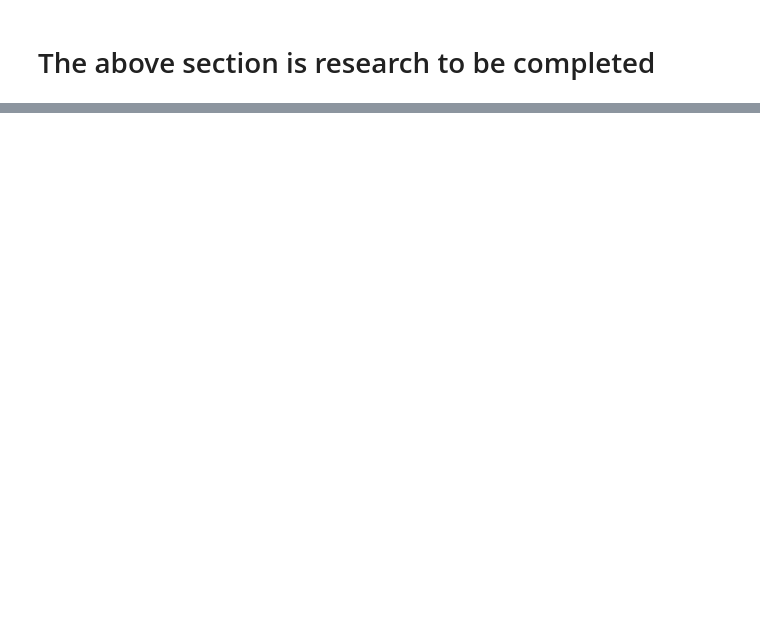
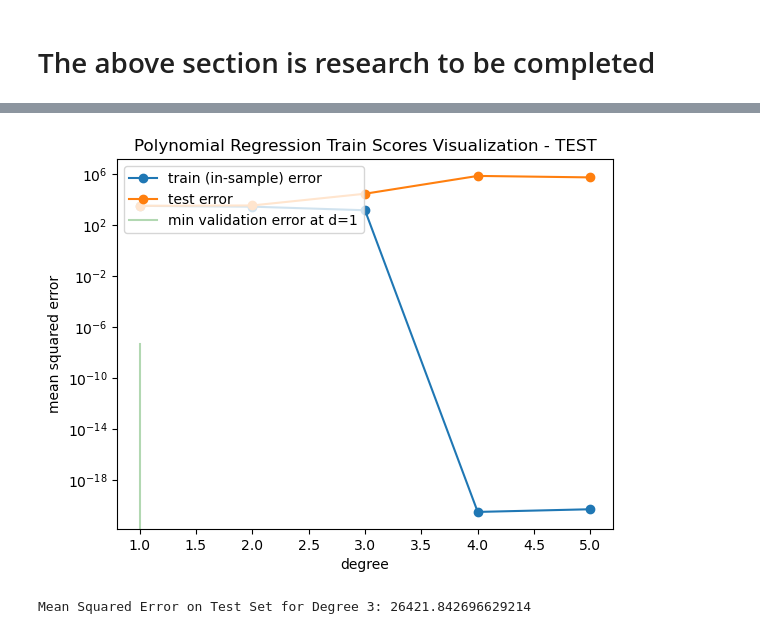
Before and after one commit to keithmmc/machinelearning, a Jupyter notebook: week2/lab.ipynb, the cells around one changed output, grey strips where cells are left out. Cells and saved outputs as stored; diff of their text form; code cells hidden in the pictures; blank space fills up the shorter version.

```diff
--- a/week2/lab.ipynb
+++ b/week2/lab.ipynb
@@ -478,0 +449,26 @@ X_test_poly = PolynomialFeatures(2).fit_transform(X_test)
+# %%
+error_train=np.empty(len(degrees))
+error_test=np.empty(len(degrees))
+score_train=np.empty(len(degrees))
+score_test=np.empty(len(degrees))
+#for each degree, we now fit on the smaller training set and predict on the validation set
+#we accumulate the MSE on both sets in error_train and error_valid
+#we then find the degree of polynomial that minimizes the MSE on the validation set.
+#your code here
+for d in degrees:#for increasing polynomial degrees 0,1,2...
+    #Create polynomials from X_train and X_test
+    X_c = PolynomialFeatures(d).fit_transform(X_train)
+    X_c_val = PolynomialFeatures(d).fit_transform(X_test)
+    #fit a model linear in polynomial coefficients on the new smaller training set
+    est = LinearRegression()
+    est.fit(X_c, y_train)
+    #predict on new training and validation sets and calculate mean squared error
+    error_train[d] = mean_squared_error(est.predict(X_c), y_train)
+    error_test[d] = mean_squared_error(est.predict(X_c_val), y_test)
+    score_train[d] = est.score(X_c, y_train)
+    score_test[d] = est.score(X_c_val, y_test)
+
+print("Training Errors:", error_train)
+print("Test Errors:", error_test)
+print("Training Scores:", score_train)
+print("Test Scores:", score_test)
@@ -478,0 +483,30 @@ X_test_poly = PolynomialFeatures(2).fit_transform(X_test)
+# %%
+bestd = np.argmin(error_test[1:])+1
+
+# reuse vis from lecture
+plt.plot(degrees[1:], error_train[1:], marker='o', label='train (in-sample) error')
+plt.plot(degrees[1:], error_test[1:], marker='o', label='test error')
+plt.axvline(bestd, 0,0.5, color='g', label="min validation error at d=%d"%bestd, alpha=0.3)
+plt.title('Polynomial Regression Train Scores Visualization - TEST')
+plt.ylabel('mean squared error')
+plt.xlabel('degree')
+plt.legend(loc='upper left')
+plt.yscale("log")
+# %% [output]
+[figure, added]
+# %%
+poly = PolynomialFeatures(degree=3)
+# Transform the training data
+X_train_poly = poly.fit_transform(X_train)
+# Fit the model
+model = LinearRegression()
+model.fit(X_train_poly, y_train)
+# Transform the test data
+X_test_poly = poly.transform(X_test)
+# Make predictions on the test set
+y_pred = model.predict(X_test_poly)
+# Calculate and print the Mean Squared Error (MSE)
+mse_test = mean_squared_error(y_test, y_pred)
+print("Mean Squared Error on Test Set for Degree 3:", mse_test)
+# %% [output]
+Mean Squared Error on Test Set for Degree 3: 26421.842696629214
```
Also changed, not shown: parts of 35 cells of this notebook.
